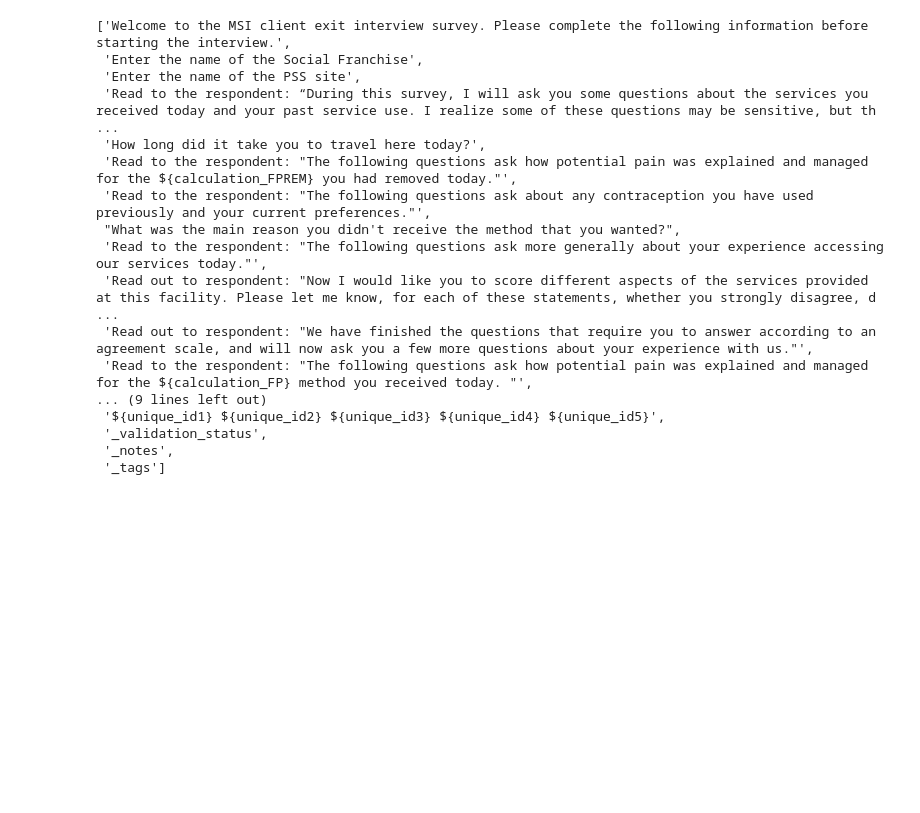
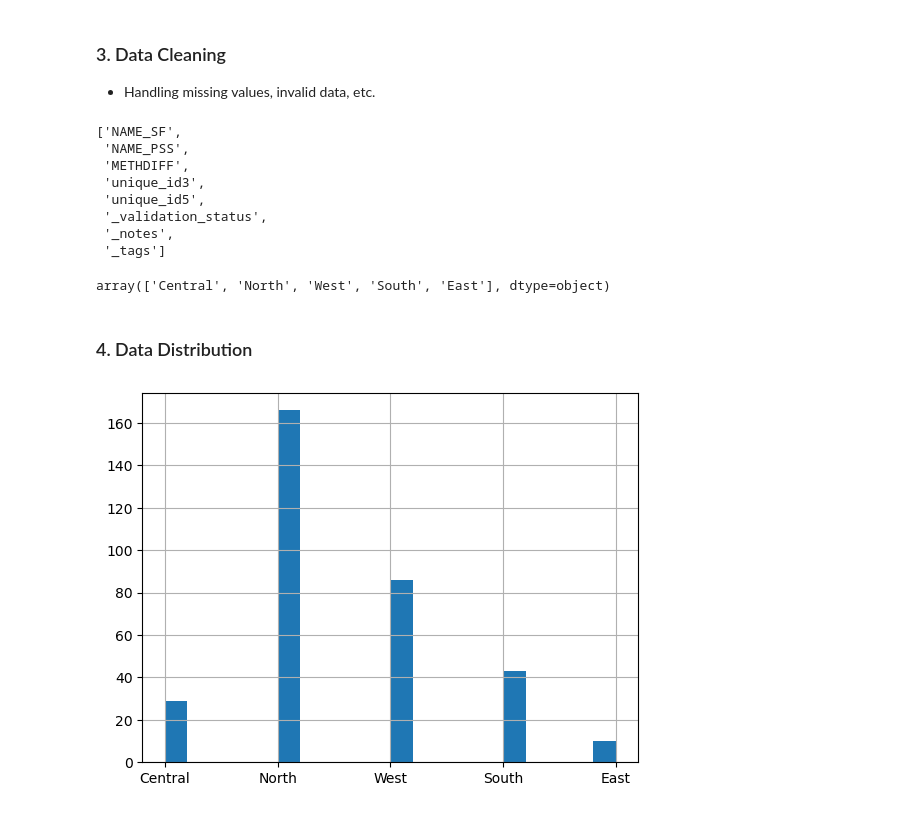
Before and after one commit to Mirwais-Farahi/MSIHealthServiceAnalytics, a Jupyter notebook: notebooks/01_EDA.ipynb, the cells around one changed output. Saved outputs shown, nothing was run; the diff lists cells and outputs as text; code cells hidden in the pictures; blank space fills up the shorter version.

```diff
--- a/notebooks/01_EDA.ipynb
+++ b/notebooks/01_EDA.ipynb
@@ -46,23 +75,34 @@ pd.DataFrame(data.describe()).T
+# %% [markdown]
+### 3. Data Cleaning
+- Handling missing values, invalid data, etc.
 # %%
 # check columns with numm values
-null_cols = data.columns[data.isnull().all()]
+null_cols = null_columns(data)
 
 list(null_cols)
 # %% [output]
-['Welcome to the MSI client exit interview survey. Please complete the following information before starting the interview.',
- 'Enter the name of the Social Franchise',
- 'Enter the name of the PSS site',
- 'Read to the respondent: “During this survey, I will ask you some questions about the services you received today and your past service use. I realize some of these questions may be sensitive, but th ...
- 'How long did it take you to travel here today?',
- 'Read to the respondent: "The following questions ask how potential pain was explained and managed for the ${calculation_FPREM} you had removed today."',
- 'Read to the respondent: "The following questions ask about any contraception you have used previously and your current preferences."',
- "What was the main reason you didn't receive the method that you wanted?",
- 'Read to the respondent: "The following questions ask more generally about your experience accessing our services today."',
- 'Read out to respondent: "Now I would like you to score different aspects of the services provided at this facility. Please let me know, for each of these statements, whether you strongly disagree, d ...
- 'Read out to respondent: "We have finished the questions that require you to answer according to an agreement scale, and will now ask you a few more questions about your experience with us."',
- 'Read to the respondent: "The following questions ask how potential pain was explained and managed for the ${calculation_FP} method you received today. "',
-... (9 lines left out)
- '${unique_id1} ${unique_id2} ${unique_id3} ${unique_id4} ${unique_id5}',
+['NAME_SF',
+ 'NAME_PSS',
+ 'METHDIFF',
+ 'unique_id3',
+ 'unique_id5',
  '_validation_status',
  '_notes',
  '_tags']
+# %%
+# Remove the columns with no values
+data = data.drop(columns=null_cols)
+# %%
+# Replace Region => other to Central in the dataset
+data['REGION'] = data['REGION'].replace('Other', 'Central')
+data['REGION'].unique()
+# %% [output]
+array(['Central', 'North', 'West', 'South', 'East'], dtype=object)
+# %% [markdown]
+### 4. Data Distribution
+# %%
+# Histogram: Data distribution across regions
+data['REGION'].hist(bins=20)
+plt.show()
+# %% [output]
+[figure, added]
```
Also changed, not shown: parts of 15 cells of this notebook, 8 other files.
